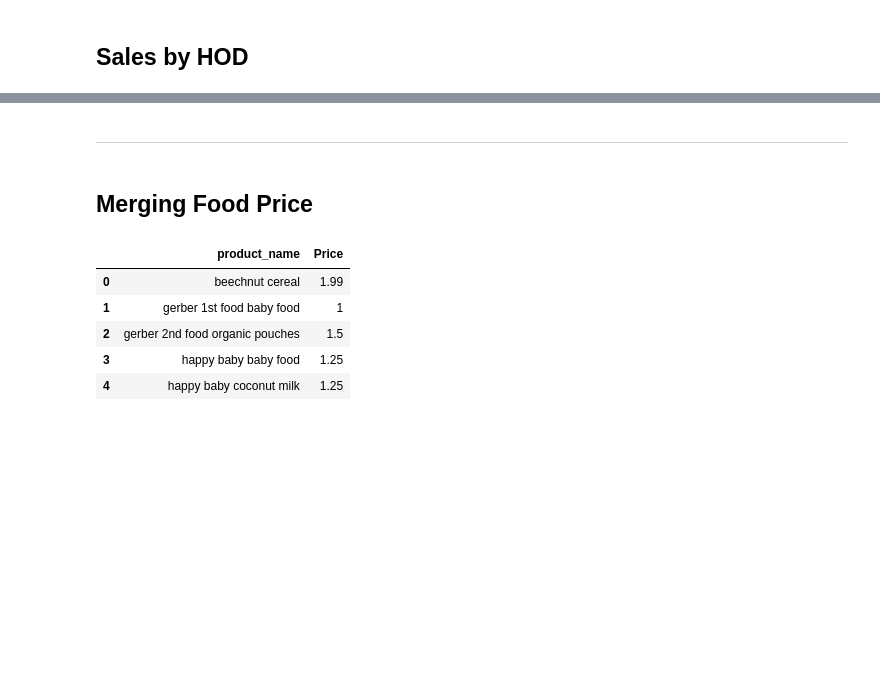
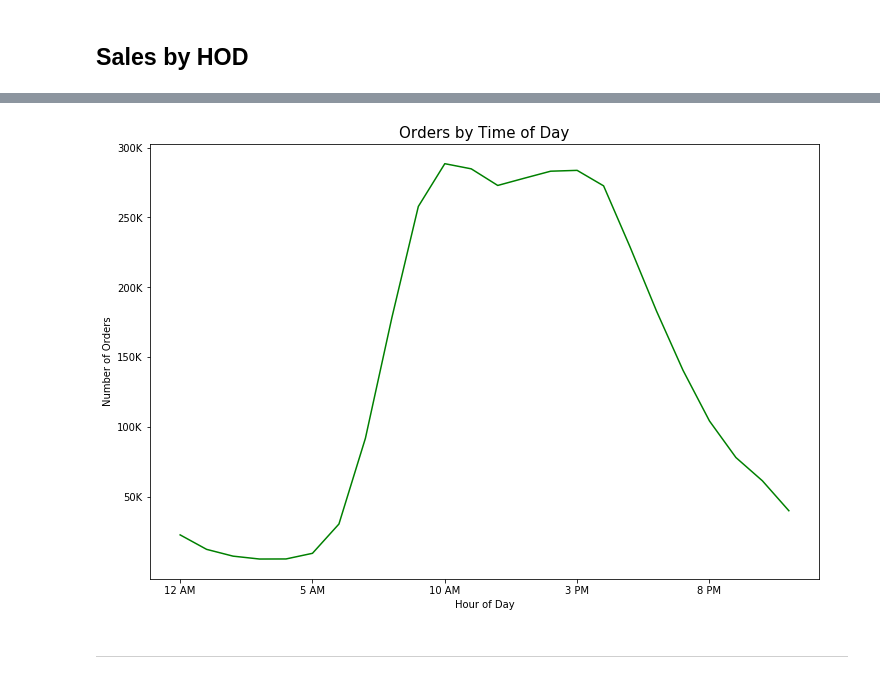
Before and after one commit to Josefa-Sullivan/Instacart, a Jupyter notebook: Mike/instacarteda.ipynb, the cells around one changed output, grey strips where cells are left out. Drawn from its saved outputs; the diff is of its cells as text; code cells hidden in the pictures; blank space fills up the shorter version.

```diff
--- a/Mike/instacarteda.ipynb
+++ b/Mike/instacarteda.ipynb
@@ -241,4 +298,14 @@ plt.show()
+# %%
+plt.figure(figsize = (12,8))
+order_by_hod = orders.groupby('order_hour_of_day').agg({'order_hour_of_day':['count']}).order_hour_of_day.reset_index()
+sns.lineplot(y = order_by_hod['count'], x = order_by_hod['order_hour_of_day'],color = 'g')
+plt.yticks(ticks = np.arange(50000,300001,50000), labels = [str(int(x/1000)) +'K' for x in np.arange(50000,300001,50000)])
+plt.ylabel('Number of Orders')
+plt.xticks(ticks = [0,5,10,15,20],labels = ['12 AM','5 AM','10 AM','3 PM','8 PM'])
+plt.xlabel('Hour of Day')
+plt.title('Orders by Time of Day',fontsize = 15)
+plt.show()
+# %% [output]
+[figure, added]
 # %% [markdown]
 ---
-# %% [markdown]
-## Merging Food Price
@@ -248,15 +311,0 @@ ctown = pd.read_csv('data/ctowndataw001.csv')
-# %%
-price_keyfood = keyfood_data[['nameKF','PriceKFF']].rename({'nameKF':'product_name','PriceKFF':'Price'},axis =1)
-price_ctown   = ctown[['nameCT','priceFinalCT']].rename({'nameCT':'product_name','priceFinalCT':'Price'},axis = 1)
-
-product_price = pd.concat([price_keyfood,price_ctown])
-product_price['product_name'] = product_price['product_name'].str.strip().str.lower()
-
-product_price.head()
-# %% [output]
-|  | product_name | Price |
-| 0 | beechnut cereal | 1.99 |
-| 1 | gerber 1st food baby food | 1 |
-| 2 | gerber 2nd food organic pouches | 1.5 |
-| 3 | happy baby baby food | 1.25 |
-| 4 | happy baby coconut milk | 1.25 |
```
Also changed, not shown: parts of 17 cells of this notebook, 4 other files.
